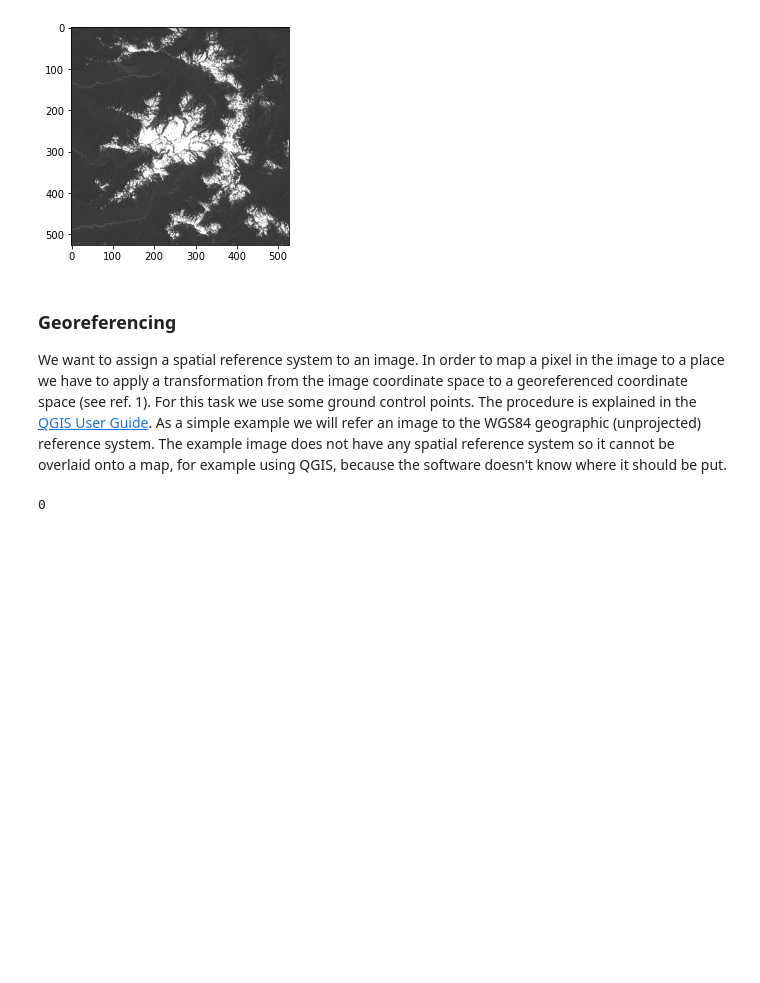
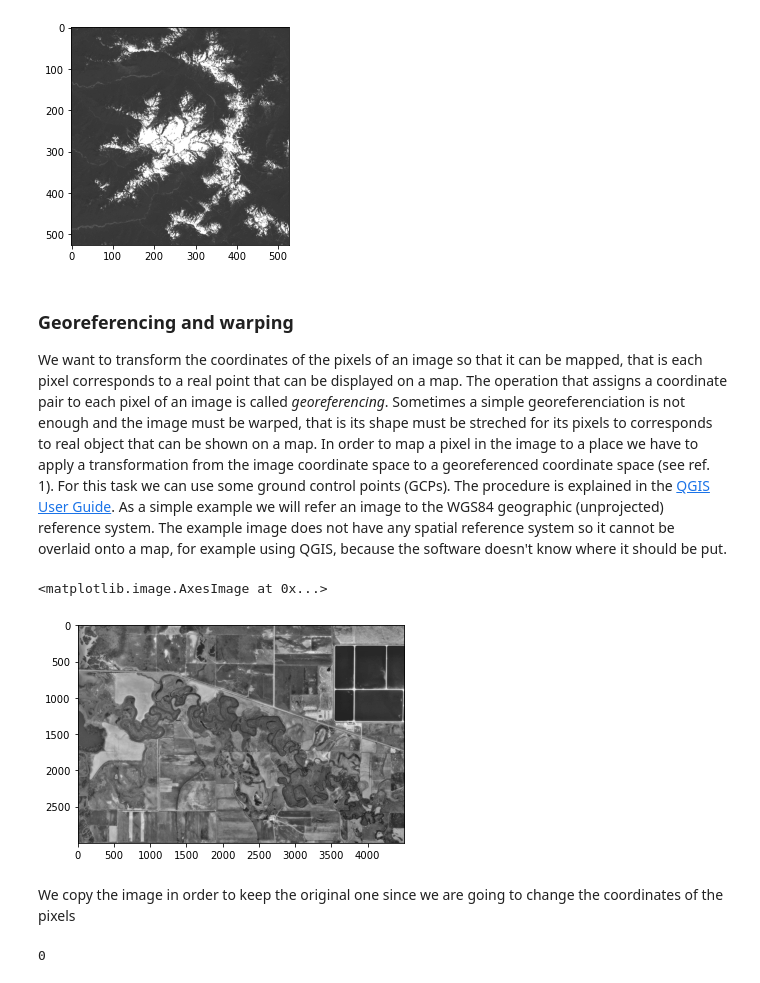
Before and after one commit to luigiselmi/geoscience, a Jupyter notebook: geospatial_raster_data.ipynb, the cells around one changed output. Cells and saved outputs as stored; diff of their text form; code cells hidden in the pictures; blank space fills up the shorter version.

Commit message:
warping

```diff
--- a/geospatial_raster_data.ipynb
+++ b/geospatial_raster_data.ipynb
@@ -332,6 +332,15 @@ plt.imshow(subset_img, cmap='gray')
 <matplotlib.image.AxesImage at 0x...>
 [figure]
 # %% [markdown]
-### Georeferencing
-We want to assign a spatial reference system to an image. In order to map a pixel in the image to a place we have to apply a transformation from the image coordinate space to a georeferenced coordinate space (see ref. 1). For this task we use some ground control points. The procedure is explained in the [QGIS User Guide](https://docs.qgis.org/3.16/en/docs/user_manual/working_with_raster/georeferencer.html). As a simple example we will refer an image to the WGS84 geographic (unprojected) reference system. The example image does not have any spatial reference system so it cannot be overlaid onto a map, for example using QGIS, because the software doesn't know where it should be put.
+### Georeferencing and warping
+We want to transform the coordinates of the pixels of an image so that it can be mapped, that is each pixel corresponds to a real point that can be displayed on a map. The operation that assigns a coordinate pair to each pixel of an image is called *georeferencing*. Sometimes a simple georeferenciation is not enough and the image must be warped, that is its shape must be streched for its pixels to corresponds to real object that can be shown on a map. In order to map a pixel in the image to a place we have to apply a transformation from the image coordinate space to a georeferenced coordinate space (see ref. 1). For this task we can use some ground control points (GCPs). The procedure is explained in the [QGIS User Guide](https://docs.qgis.org/3.16/en/docs/user_manual/working_with_raster/georeferencer.html). As a simple example we will refer an image to the WGS84 geographic (unprojected) reference system. The example image does not have any spatial reference system so it cannot be overlaid onto a map, for example using QGIS, because the software doesn't know where it should be put.
+# %%
+orig_fn = r'data\raster\Utah\cache_no_gcp.tif'
+orig_img = Image.open(orig_fn)
+plt.imshow(orig_img, cmap='gray')
+# %% [output]
+<matplotlib.image.AxesImage at 0x...>
+[figure, added]
+# %% [markdown]
+We copy the image in order to keep the original one since we are going to change the coordinates of the pixels
 # %%
```
Also changed, not shown: parts of 2 cells of this notebook.
